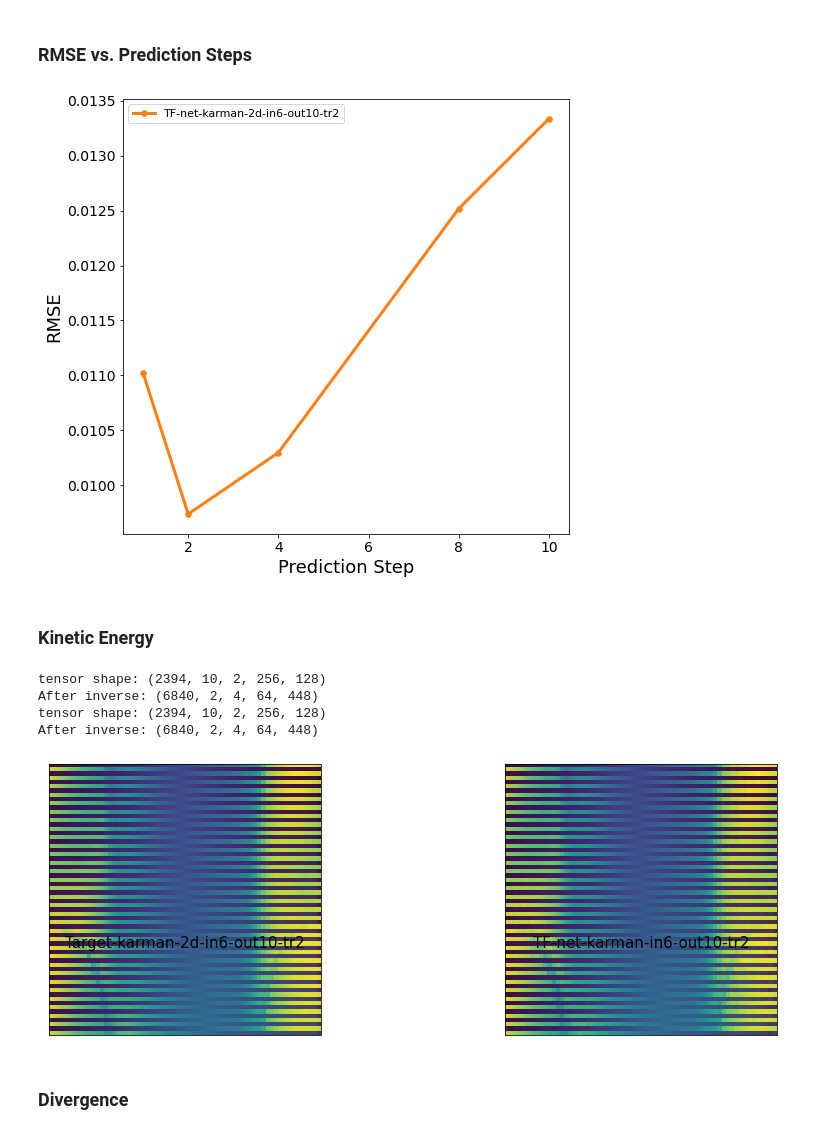
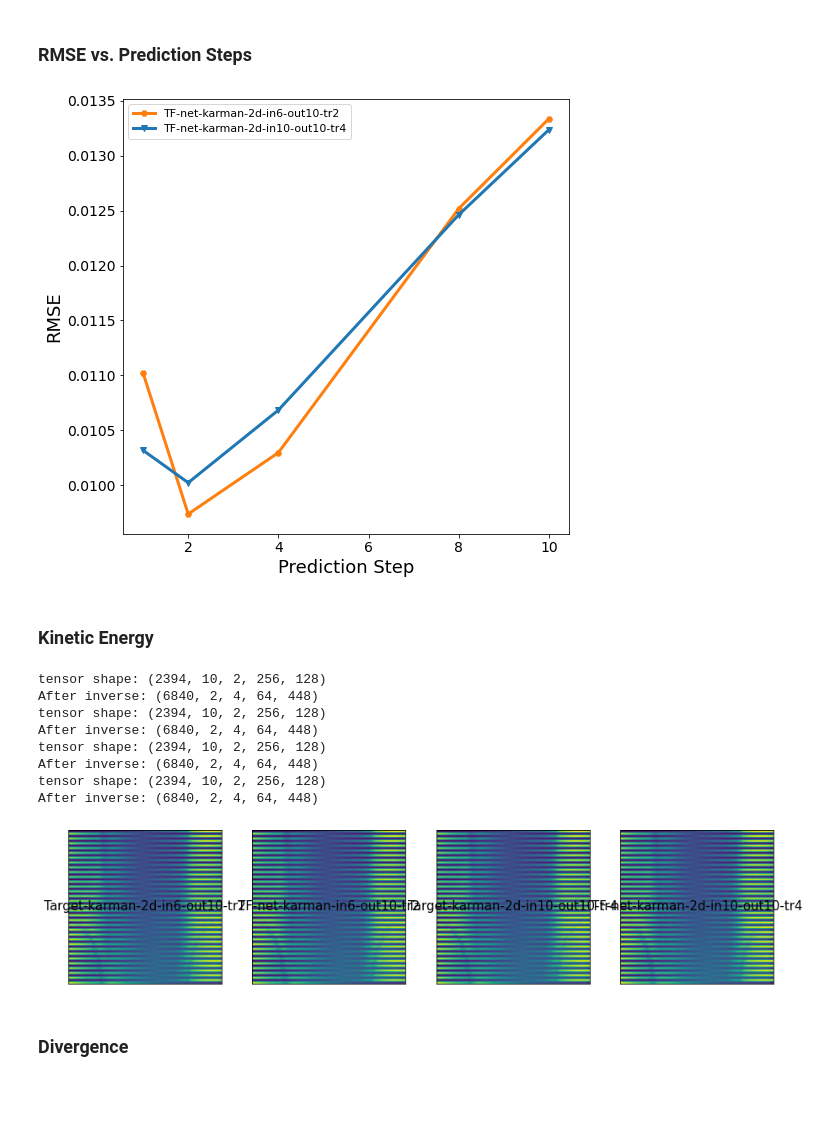
Before and after one commit to tailintalent/Turbulent-Flow-Nets, a Jupyter notebook: Evaluation/Evaluation_karman_2d.ipynb, the cells around one changed output. Cells and saved outputs as stored; diff of their text form; code cells hidden in the pictures; blank space fills up the shorter version.

Commit message:
Plotted another experiment for Karman 2D

```diff
--- a/Evaluation/Evaluation_karman_2d.ipynb
+++ b/Evaluation/Evaluation_karman_2d.ipynb
@@ -18,13 +18,4 @@ device = torch.device("cuda:3" if torch.cuda.is_available() else "cpu")
 # %%
-# u = torch.load("Results/Results_64/U.pt")
-# cnn = torch.load("Results/Results_64/ResNet.pt")
-# convlstm = torch.load("Results/Results_64/ConvLSTM.pt")
-# sst = torch.load("Results/Results_64/SST.pt")
-# dhpm = torch.load("Results/Results_64/DHPM.pt")
-# gan = torch.load("Results/Results_64/GAN.pt")
-# tf = torch.load("Results/Results_64/TF.pt")
-# tf_con = torch.load("Results/Results_64/TF_con.pt")
-
 # These experiments were all run where labels were permuted but FEATURES were not
 # results = torch.load("../../tf_net_results/karman_2d_results_init.pt")
 # results1 = torch.load("../../tf_net_results/karman_2d_input_6_output_10_results.pt")
@@ -34,6 +25,7 @@ device = torch.device("cuda:3" if torch.cuda.is_available() else "cpu")
 
 # Properly permuted features and labels
 results = torch.load('../../tf_net_results/karman_2d_input_6_output_10_permute_time_range_2_results.pt')
+results2 = torch.load('../../tf_net_results/karman_2d_input_10_output_10_permute_time_range_4.pt')
 print(f'device: {device}')
 results.keys()
 # %% [output]
@@ -48,7 +40,7 @@ avg = 1.0424337
 stds = 4522.7046
 # multiply by stds and add avg to recover the prediction from normalization (z = (x-mean)/std)
 # preds = [gan["trues"]*stds+avg, tf_con["preds"]*stds+avg, tf["preds"]*stds+avg, u["preds"]*stds+avg,  gan["preds"]*stds+avg,cnn["preds"]*stds+avg, convlstm["preds"]*stds+avg, sst["preds"]*stds+avg, dhpm["preds"]*stds+avg]
-preds = [results["trues"], results["preds"]]
+preds = [results["trues"], results["preds"], results2["trues"], results2["preds"]]
 print(preds[0].shape)
 # %% [output]
 (2400, 10, 2, 256, 128)
@@ -60,7 +52,7 @@ fig=plt.figure(figsize=(8, 8))
 idx = np.array([0,1] + list(range(3,10,4))+[9])
 # plt.plot(idx+1, tf_con['loss_curve'][idx]*stds, label = "Con TF-net", marker=markers[1], linewidth = 1.5, color = colors[1])
 plt.plot(idx+1, results['loss_curve'][idx], label = "TF-net-karman-2d-in6-out10-tr2", marker=markers[1], linewidth = 3, color = colors[1])
-# plt.plot(idx+1, results1['loss_curve'][idx], label = "TF-net-karman-2d1", marker=markers[1], linewidth = 3, color = colors[2])
+plt.plot(idx+1, results2['loss_curve'][idx], label = "TF-net-karman-2d-in10-out10-tr4", marker=markers[2], linewidth = 3, color = colors[2])
 # plt.plot(idx+1, in_6_out_4['loss_curve'][idx], label = "TF-net-karman-in6-out4", marker=markers[0], linewidth = 3, color = colors[0])
 # plt.plot(idx+1, int_6_out_10['loss_curve'][idx], label = "TF-net-karman-in6-out10", marker=markers[1], linewidth = 3, color = colors[1])
 # plt.plot(idx+1, in_10_out_10['loss_curve'][idx], label = "TF-net-karman-in10-out10", marker=markers[2], linewidth = 3, color = colors[2])
@@ -74,7 +66,7 @@ plt.yticks(fontsize=14)
 #plt.savefig("rmse_horizon.png", dpi = 400, bbox_inches = 'tight')
 plt.show()
 # %% [output]
-[figure, old version]
+[figure, new version]
 # %% [markdown]
 ### Kinetic Energy
 # %%
@@ -128,29 +120,33 @@ def TKE_mean(tensor):
     return tke_mean
 # %%
 # the first dimension needs to be a multiple of 7 to work with inverse_seqs
-preds = [results["trues"][:2394], results["preds"][:2394]]
-tkes = [TKE_mean(preds[i]) for i in range(2)]
+preds = [results["trues"][:2394], results["preds"][:2394], results2["trues"][:2394], results2["preds"][:2394]]
+tkes = [TKE_mean(preds[i]) for i in range(4)]
 # title = ["Target","Con TF-net", "TF-net", "U_net",  "GAN",  "ResNet", "ConvLSTM",  "SST",  "DHPM"]
-title = ["Target-karman-2d-in6-out10-tr2", "TF-net-karman-in6-out10-tr2"]
+title = ["Target-karman-2d-in6-out10-tr2", "TF-net-karman-in6-out10-tr2", "Target-karman-2d-in10-out10-tr4" ,"TF-net-karman-2d-in10-out10-tr4"]
 fig=plt.figure(figsize=(15, 5))
-columns = 2
+columns = 4
 rows = 1
 for i in range(columns):
     fig.add_subplot(rows, columns, i+1)
     #plt.imshow(tkes[i][:64,:448])
     #plt.imshow(tkes[i])
     plt.imshow(tkes[i][:64,:64])
     plt.xlabel(title[i], size = 15, rotation=0, labelpad = -100)
     plt.xticks([])
     plt.yticks([])
 plt.savefig("Karman 2D Kinetic Energy.png", dpi = 400,bbox_inches = 'tight')
 plt.show()
 # %% [output]
 tensor shape: (2394, 10, 2, 256, 128)
 After inverse: (6840, 2, 4, 64, 448)
 tensor shape: (2394, 10, 2, 256, 128)
 After inverse: (6840, 2, 4, 64, 448)
+tensor shape: (2394, 10, 2, 256, 128)
+After inverse: (6840, 2, 4, 64, 448)
+tensor shape: (2394, 10, 2, 256, 128)
+After inverse: (6840, 2, 4, 64, 448)
-[figure, old version]
+[figure, new version]
 # %% [markdown]
 ### Divergence
 # %%
```
Also changed, not shown: parts of 8 cells of this notebook.
